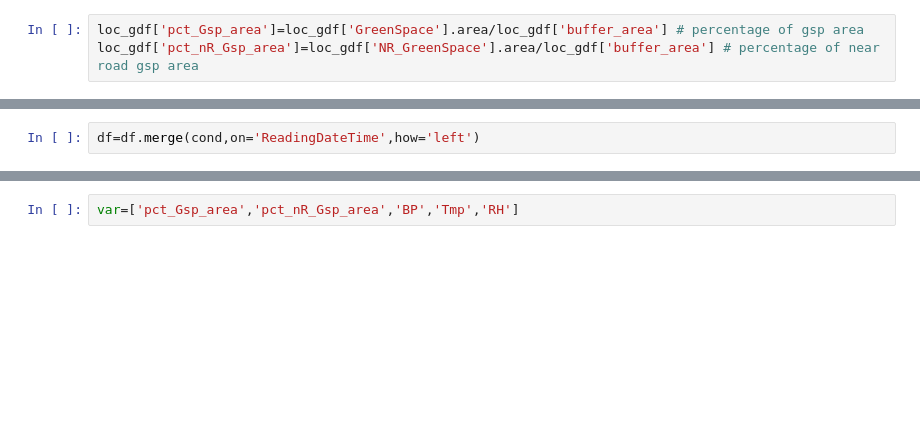
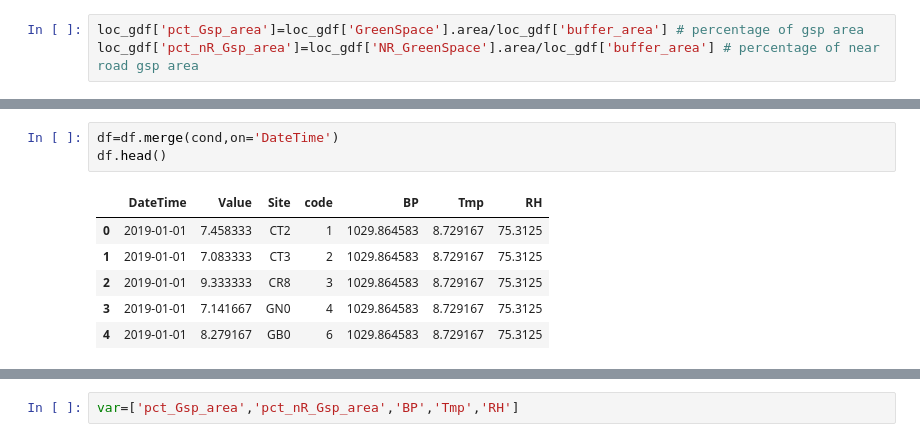
Before and after one commit to yulun-cd/IGS, a Jupyter notebook: DataAnalysis.ipynb, the cells around one changed output, grey strips where cells are left out. Cells and saved outputs as stored; diff of their text form; blank space fills up the shorter version.

```diff
--- a/DataAnalysis.ipynb
+++ b/DataAnalysis.ipynb
@@ -216,3 +346,11 @@ loc_gdf.head()
 # %%
-df=df.merge(cond,on='ReadingDateTime',how='left')
+df=df.merge(cond,on='DateTime')
+df.head()
+# %% [output]
+|  | DateTime | Value | Site | code | BP | Tmp | RH |
+| 0 | 2019-01-01 | 7.458333 | CT2 | 1 | 1029.864583 | 8.729167 | 75.3125 |
+| 1 | 2019-01-01 | 7.083333 | CT3 | 2 | 1029.864583 | 8.729167 | 75.3125 |
+| 2 | 2019-01-01 | 9.333333 | CR8 | 3 | 1029.864583 | 8.729167 | 75.3125 |
+| 3 | 2019-01-01 | 7.141667 | GN0 | 4 | 1029.864583 | 8.729167 | 75.3125 |
+| 4 | 2019-01-01 | 8.279167 | GB0 | 6 | 1029.864583 | 8.729167 | 75.3125 |
 # %%
```
Also changed, not shown: parts of 30 cells of this notebook, 1 other file.
